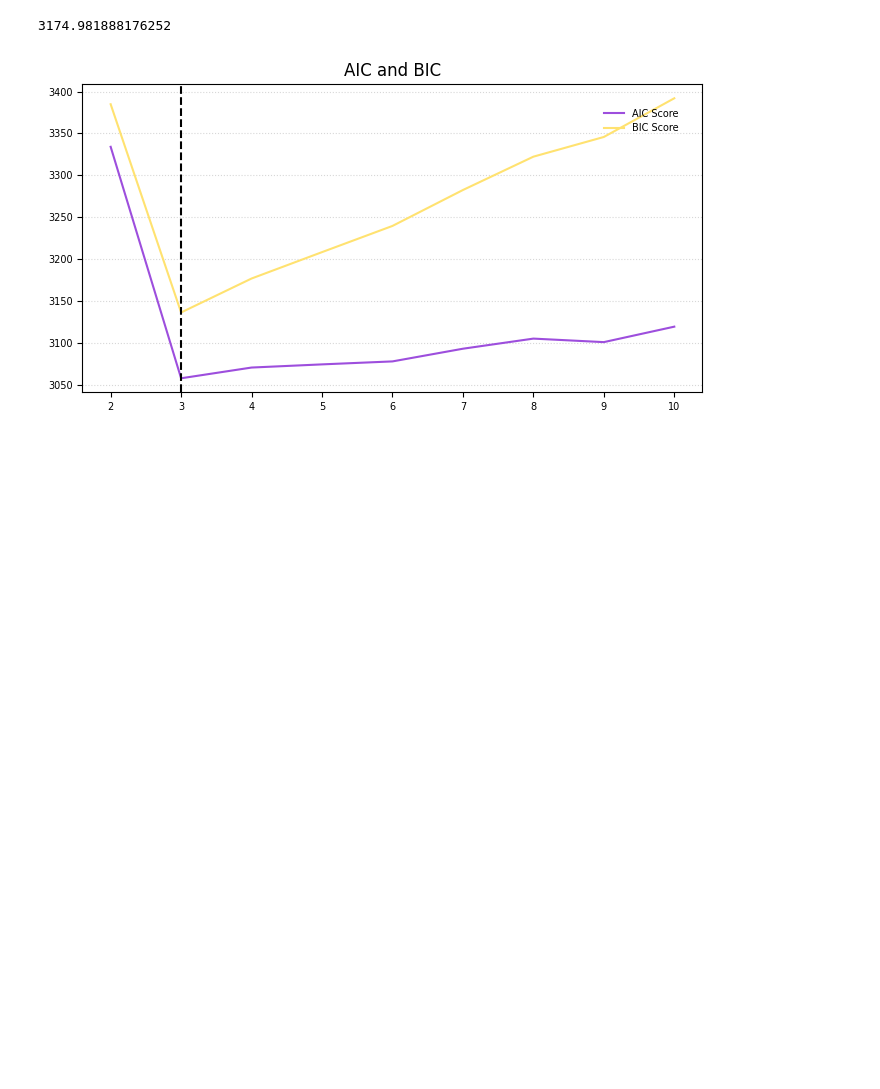
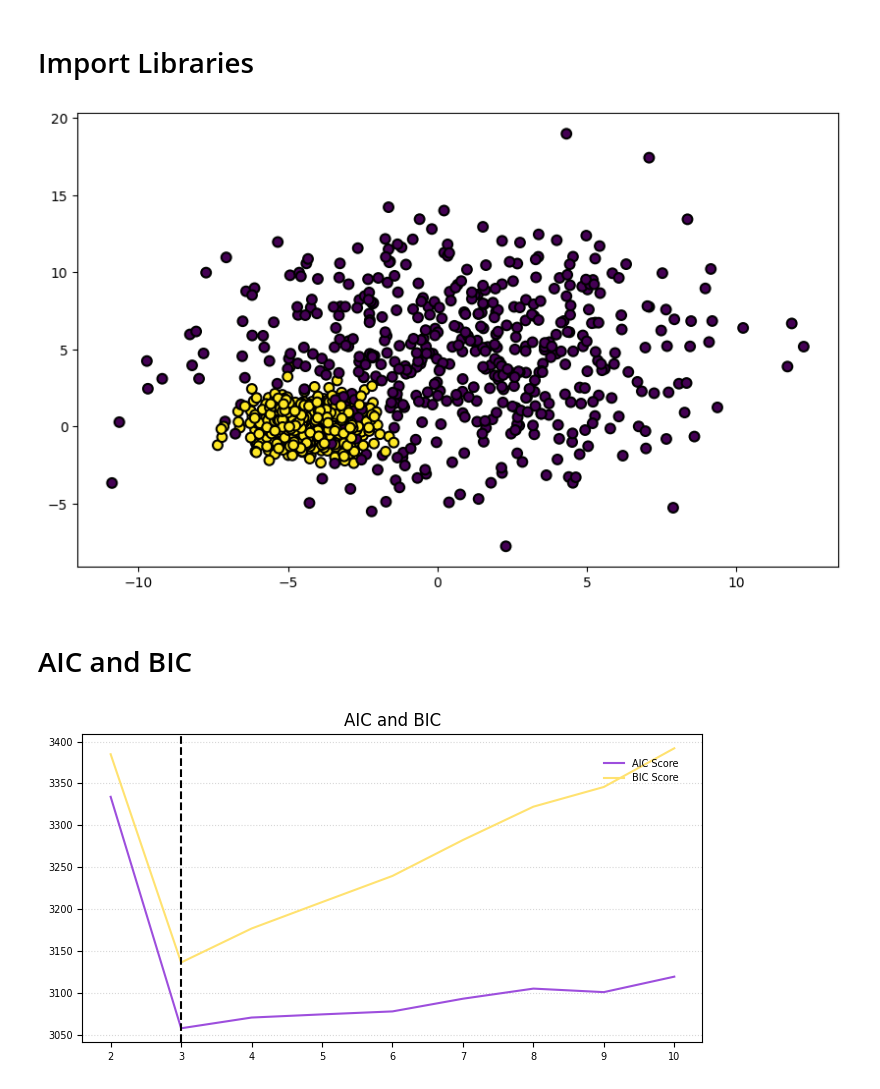
Before and after one commit to DandiMahendris/Gaussian-mixture-from-scratch, a Jupyter notebook: test.ipynb, the cells around one changed output. Saved outputs shown, nothing was run; the diff lists cells and outputs as text; code cells hidden in the pictures; blank space fills up the shorter version.

```diff
--- a/test.ipynb
+++ b/test.ipynb
@@ -1,3 +1,5 @@
+# %% [markdown]
+# Import Libraries
 # %%
 import numpy as np
 import pandas as pd
@@ -35,3 +7,24 @@ def _closest_cluster_centers(sample, cluster_centers):
+# %%
+import matplotlib.pyplot as plt
+from sklearn import cluster, datasets, mixture
+
+%matplotlib inline
+
+n_samples = 1000
+
+varied = datasets.make_blobs(n_samples=n_samples,
+                             centers=2,
+                             n_features=2,
+                             cluster_std=[4, 1],
+                             random_state=3)
+
+X, y = varied[0], varied[1]
+
+plt.figure( figsize=(10,6))
+plt.scatter(X[:,0], X[:,1], c=y, edgecolor='black', lw=1.5, s=50, cmap=plt.get_cmap('viridis'))
+plt.show()
+# %% [output]
+[figure, added]
 # %%
 from gaussian_mixture import GaussianMixture
 from sklearn.decomposition import PCA
@@ -48,4 +34,0 @@ y_gmix = gm.fit_predict(clean_df)
-# %%
-gm.bic(clean_df)
-# %% [output]
-3174.981888176252
@@ -52,3 +43,5 @@ gm.bic(clean_df)
+# %% [markdown]
+# AIC and BIC
 # %%
 aic = []
 bic = []
```
Also changed, not shown: parts of 52 cells of this notebook, 2 other files.
